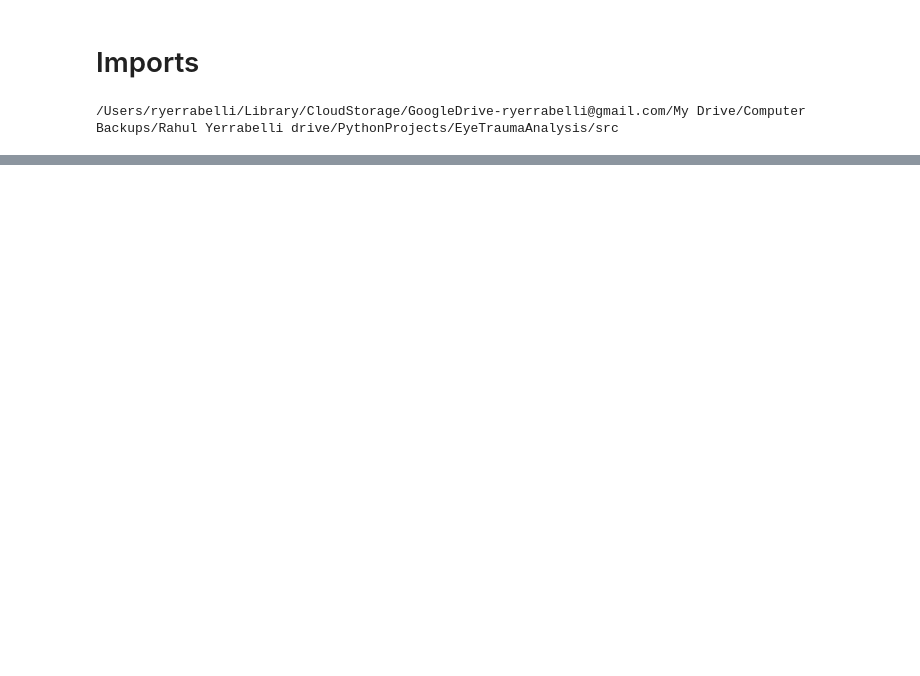
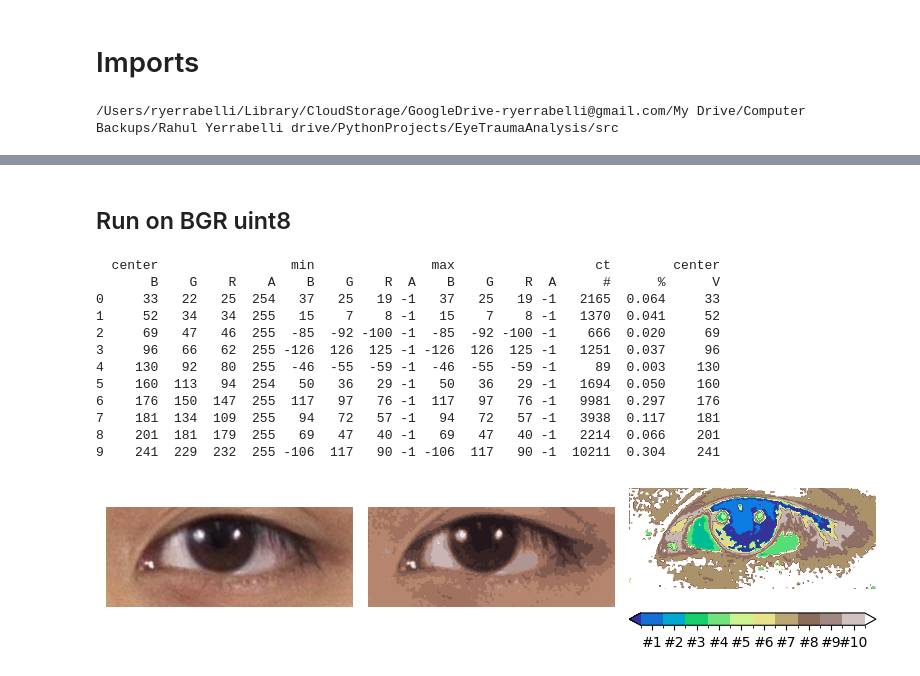
Before and after one commit to ethanrasmussen/EyeTraumaAnalysis, a Jupyter notebook: src/notebooks/RSY_2_kmeans_save_output.ipynb, the cells around one changed output, grey strips where cells are left out. Cells and saved outputs as stored; diff of their text form; code cells hidden in the pictures; blank space fills up the shorter version.

```diff
--- a/src/notebooks/RSY_2_kmeans_save_output.ipynb
+++ b/src/notebooks/RSY_2_kmeans_save_output.ipynb
@@ -42,0 +217,27 @@ importlib.reload(EyeTraumaAnalysis);
+# %% [markdown]
+## Run on BGR uint8
+# %%
+image = EyeTraumaAnalysis.Image(f"data/01_raw/{img_file_num}.png")
+img_bgr = image.img
+centers, kmeans_masks, res_bgr, clusters = EyeTraumaAnalysis.create_kmeans(img_bgr)
+masks_summed = EyeTraumaAnalysis.get_masked_sums(kmeans_masks)
+plot_kmeans_subplots_view_simple(img_bgr, res_bgr, masks_summed)
+
+clusters[("center","V")] = np.max(centers[["B","G","R"]], axis=1)
+clusters = clusters.sort_values(by=("center","V"))
+with pd.option_context("display.precision", 3, "display.width",100):
+    print(clusters)
+# %% [output]
+  center                 min               max                  ct        center
+       B    G    R    A    B    G    R  A    B    G    R  A      #      %      V
+0     33   22   25  254   37   25   19 -1   37   25   19 -1   2165  0.064     33
+1     52   34   34  255   15    7    8 -1   15    7    8 -1   1370  0.041     52
+2     69   47   46  255  -85  -92 -100 -1  -85  -92 -100 -1    666  0.020     69
+3     96   66   62  255 -126  126  125 -1 -126  126  125 -1   1251  0.037     96
+4    130   92   80  255  -46  -55  -59 -1  -46  -55  -59 -1     89  0.003    130
+5    160  113   94  254   50   36   29 -1   50   36   29 -1   1694  0.050    160
+6    176  150  147  255  117   97   76 -1  117   97   76 -1   9981  0.297    176
+7    181  134  109  255   94   72   57 -1   94   72   57 -1   3938  0.117    181
+8    201  181  179  255   69   47   40 -1   69   47   40 -1   2214  0.066    201
+9    241  229  232  255 -106  117   90 -1 -106  117   90 -1  10211  0.304    241
+[figure, added]
```
Also changed, not shown: parts of 38 cells of this notebook, 3 other files.
